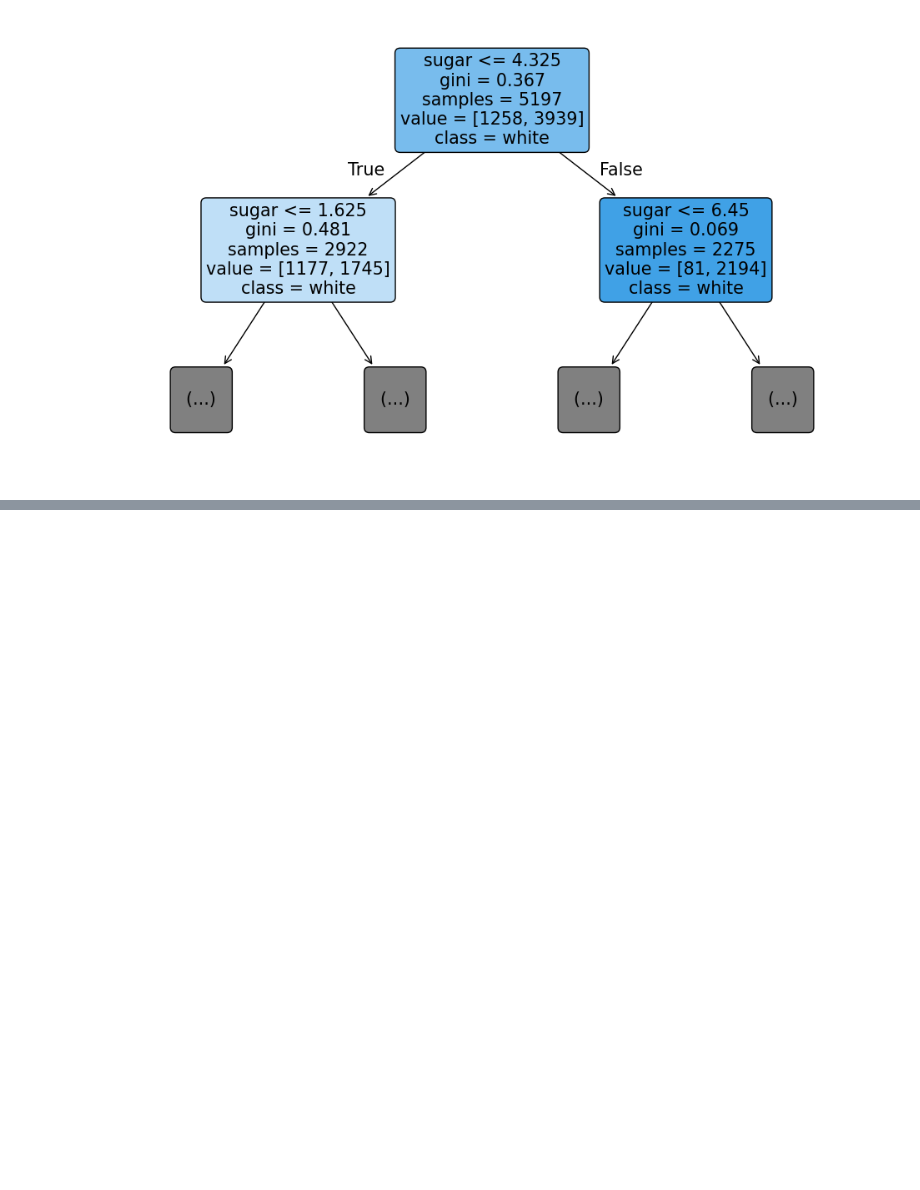
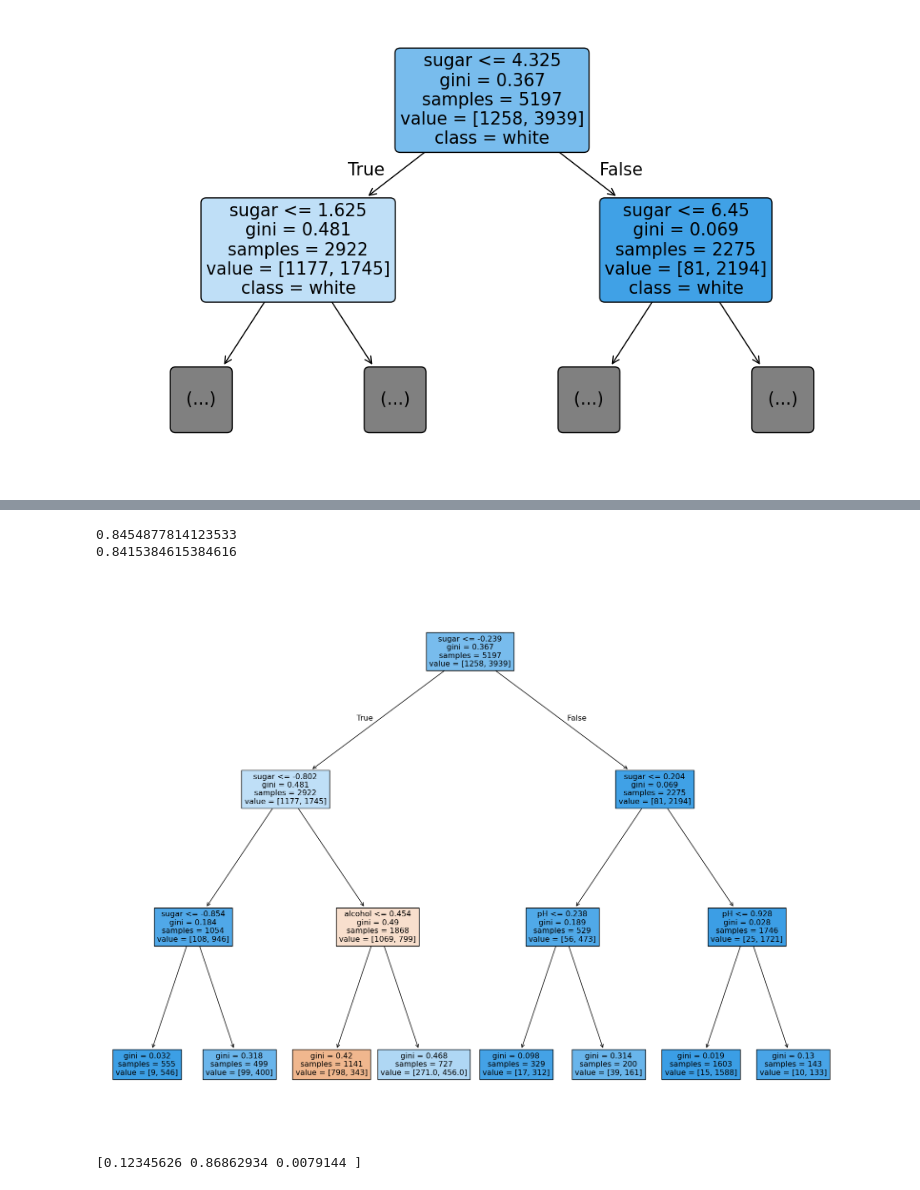
Before and after one commit to Kimnabin/artificial-intelligence, a Jupyter notebook: 혼공머신/Chapter5.ipynb, the cells around one changed output, grey strips where cells are left out. Saved outputs shown, nothing was run; the diff lists cells and outputs as text; code cells hidden in the pictures; blank space fills up the shorter version.

```diff
--- a/혼공머신/Chapter5.ipynb
+++ b/혼공머신/Chapter5.ipynb
@@ -174,0 +189,18 @@ plt.show()
+# %%
+dee_tree = DecisionTreeClassifier(max_depth=3, random_state=42)
+dee_tree.fit(X_train_scaled, y_train)
+print(dee_tree.score(X_train_scaled, y_train))
+print(dee_tree.score(X_test_scaled, y_test))
+# %% [output]
+0.8454877814123533
+0.8415384615384616
+# %%
+plt.figure(figsize=(20, 15))
+plot_tree(dee_tree, filled=True, feature_names=['alcohol', 'sugar', 'pH'])
+plt.show()
+# %% [output]
+[figure, added]
+# %%
+print(dee_tree.feature_importances_)
+# %% [output]
+[0.12345626 0.86862934 0.0079144 ]
```
Also changed, not shown: parts of 22 cells of this notebook, 1 other file.
